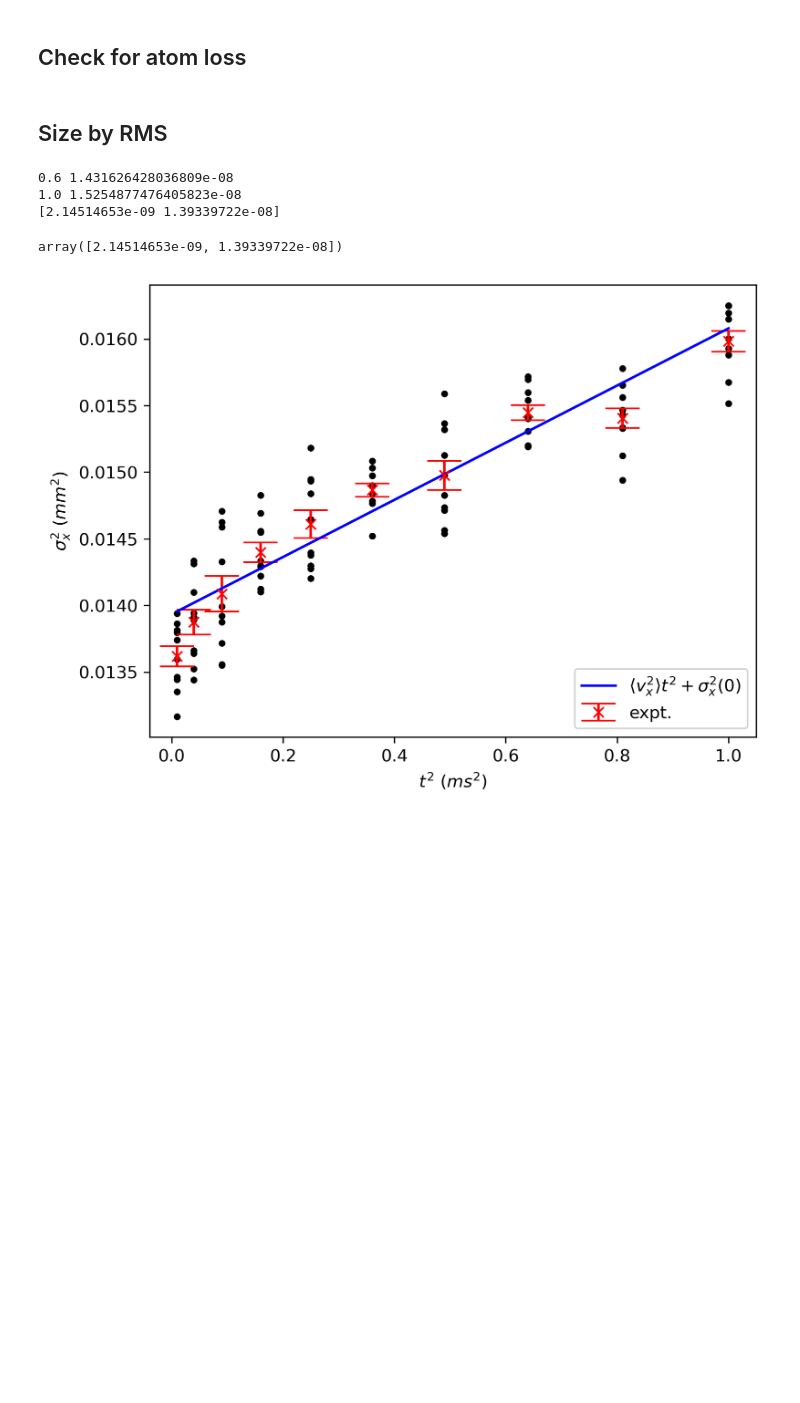
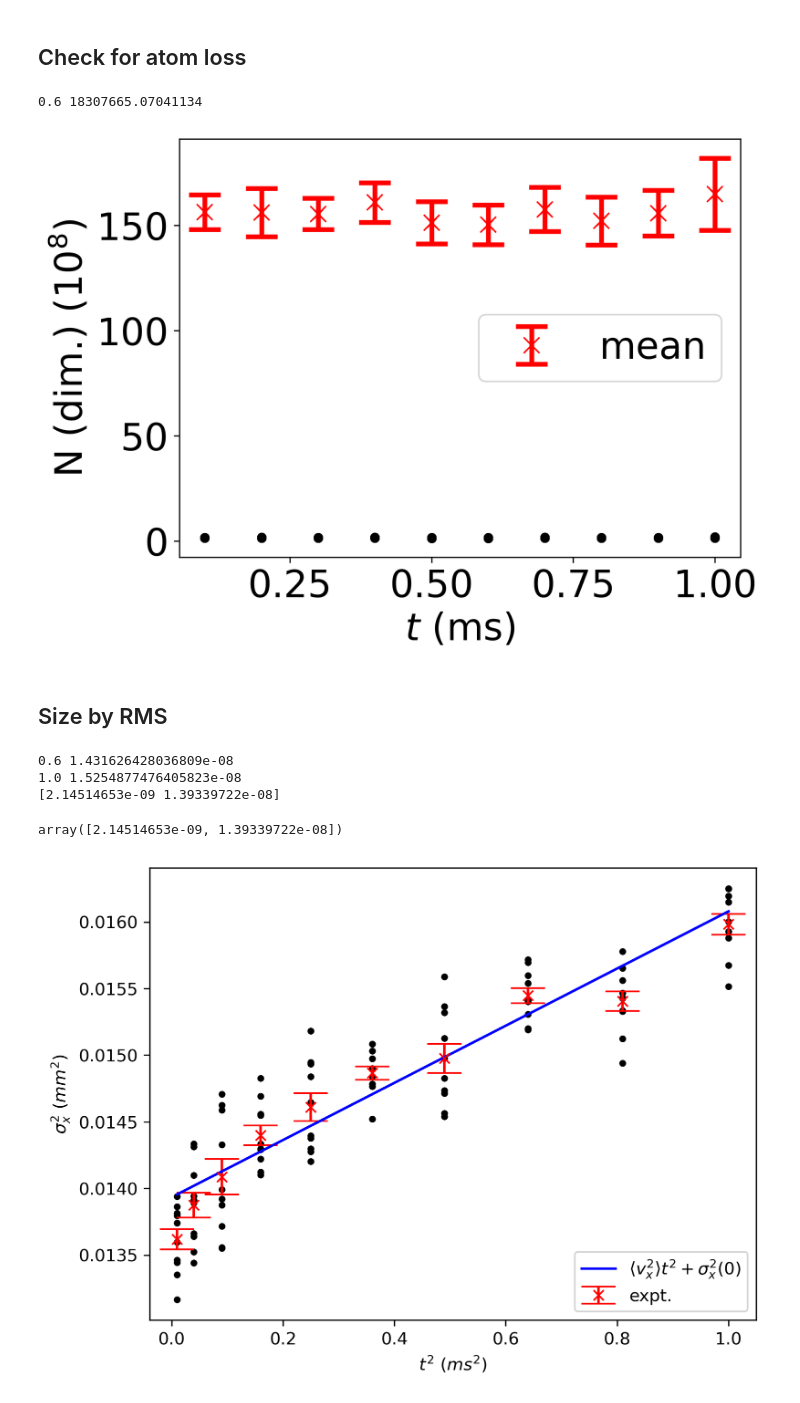
Before and after one commit to benmcdonough20/MOTsArentForKids, a Jupyter notebook: TOF_ruobin.ipynb, the cells around one changed output. Drawn from its saved outputs; the diff is of its cells as text; code cells hidden in the pictures; blank space fills up the shorter version.

```diff
--- a/TOF_ruobin.ipynb
+++ b/TOF_ruobin.ipynb
@@ -13,7 +13,7 @@ d = datarun.Experiment(
     vend = 1.0,
     vstep = .1,
     idx_start = 11,
-    datapath = os.path.join(os.getcwd(),'mar02'),
+    datapath = "data/mar02",
     numtrials = 10,
     mask=0.25
 )
@@ -55,31 +69,34 @@ plt.legend(loc='lower right')
 # %%
 sigma_times = d.structure_data(lambda d : d.atom_number())
 
 removed_count = 0
 for key in sigma_times:
     sigma = np.std(sigma_times[key])
     mean = np.mean(sigma_times[key])
     for val in sigma_times[key]:
         if np.abs(val-mean) > 2*sigma:
             sigma_times[key].remove(val)
             print(key, val)
 
 means = [np.mean(arr) for arr in sigma_times.values()]
 errs = [np.std(arr) for arr in sigma_times.values()]
 time_list = np.array(list(sigma_times.keys()))
 
 fig,ax=plt.subplots(dpi=300)
 for time, arr in sigma_times.items():
-    ax.plot([time]*len(arr), np.array(arr)/100000, '.k',markersize=10)
+    ax.plot([time]*len(arr), np.array(arr)/10000000, '.k',markersize=10)
 ax.plot(np.array(list(sigma_times.keys())), np.array(means)/100000,'rx',linewidth=10)
 (_, caps, _)=ax.errorbar(np.array(list(sigma_times.keys())), np.array(means)/100000, yerr = np.array(errs)/100000, linestyle = "None", c = 'r', capsize=10, marker = "x", linewidth=3, label = "mean", markersize=10)
 for cap in caps:
     cap.set_markeredgewidth(3)
 
-ax.set_ylabel(r'N (dim.) ($10^6$)',fontsize=24)
+ax.set_ylabel(r'N (dim.) ($10^8$)',fontsize=24)
 ax.set_xlabel(r'$t$ (ms)',fontsize=24)
 ax.legend(prop={'size':24})
 ax.tick_params(labelsize=24,which='both')
+# %% [output]
+0.6 18307665.07041134
+[figure, added]
 # %%
 p=[]
 for key in range(2,11):
```
Also changed, not shown: parts of 2 cells of this notebook, 10 other files.
